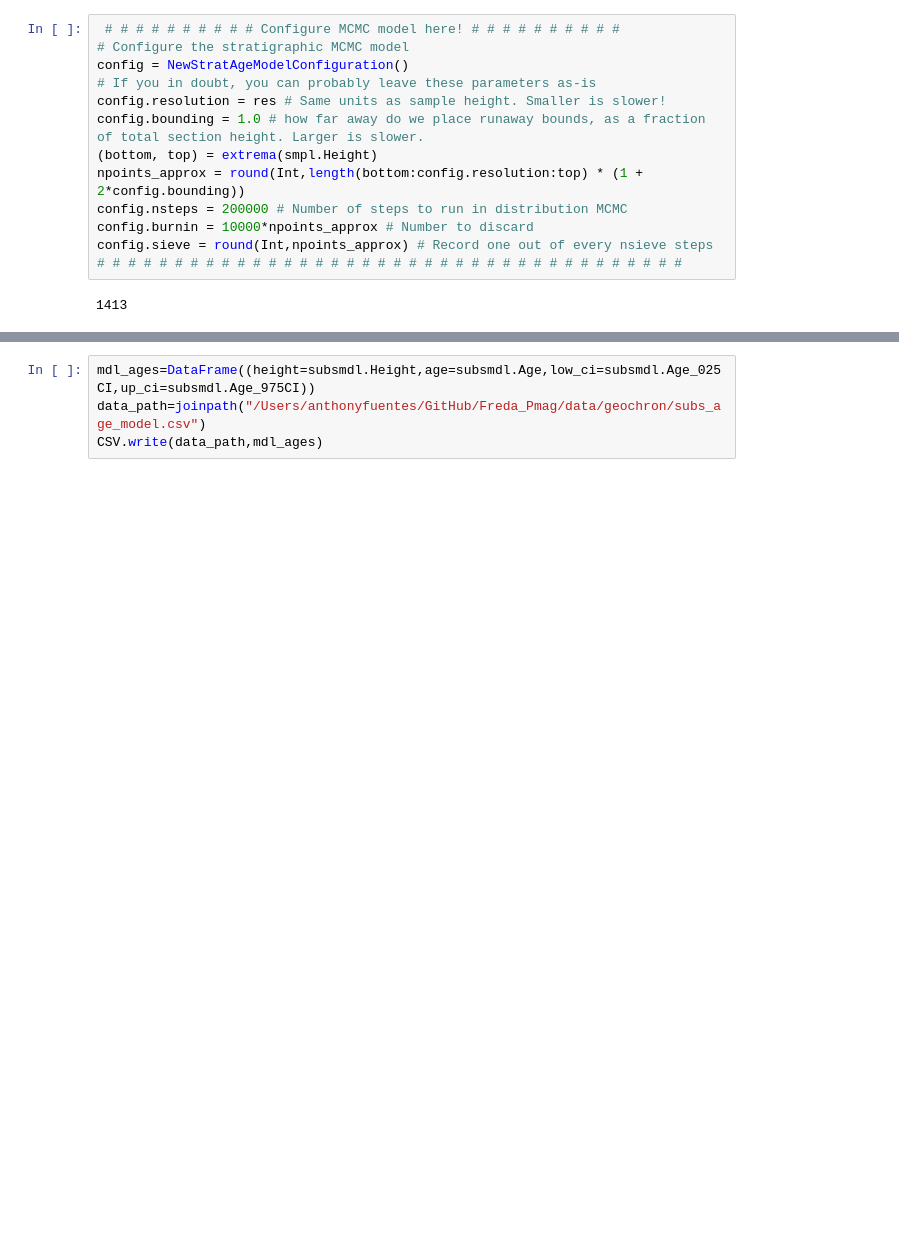
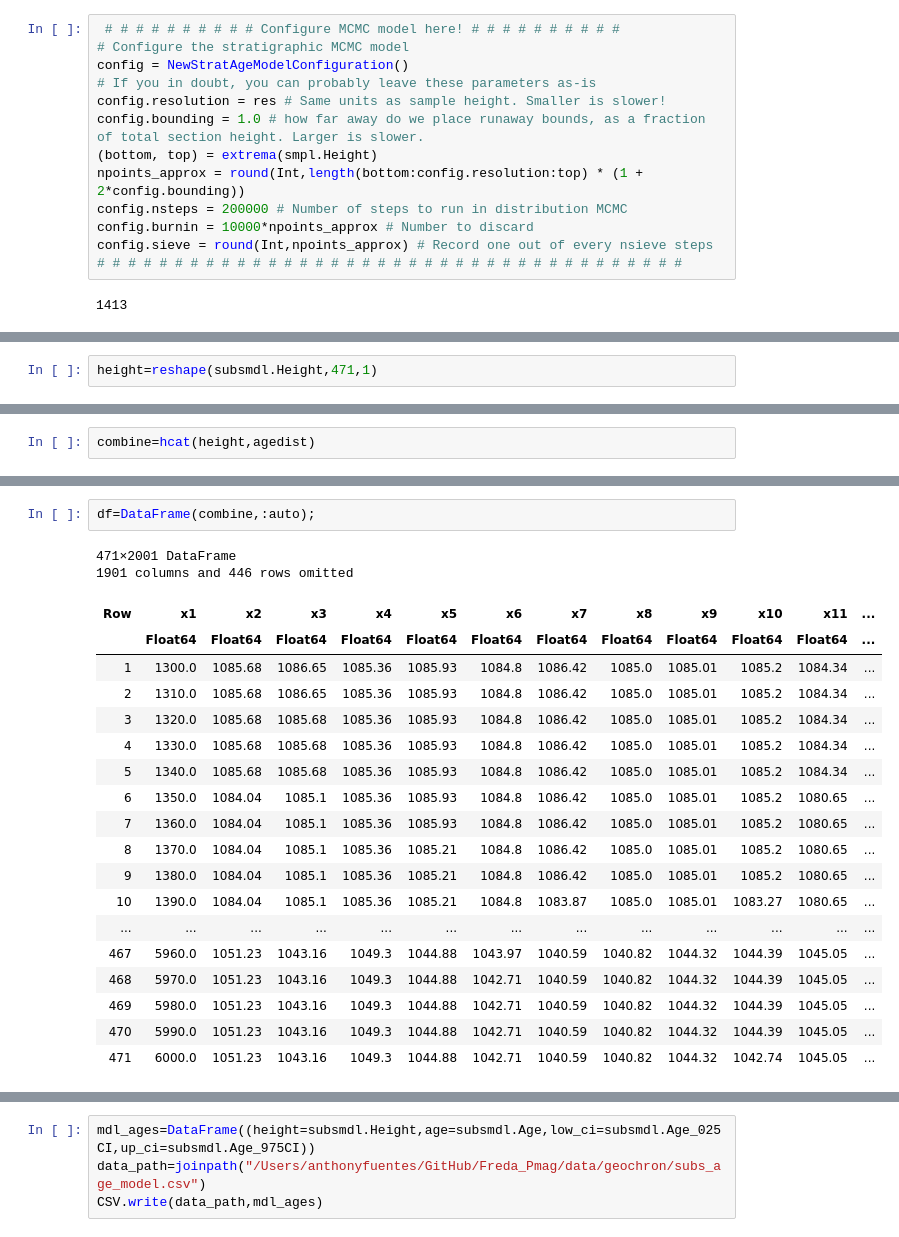
Before and after one commit to Swanson-Hysell-Group/Upper_Freda_Pole, a Jupyter notebook: code/sub_chron.ipynb, the cells around one changed output, grey strips where cells are left out. Cells and saved outputs as stored; diff of their text form; blank space fills up the shorter version.

```diff
--- a/code/sub_chron.ipynb
+++ b/code/sub_chron.ipynb
@@ -120,0 +151,2 @@ plot!(hdl, xlabel="Age ($(smpl.Age_Unit))", ylabel="Height ($(smpl.Height_Unit))
+# %%
+height=reshape(subsmdl.Height,471,1)
@@ -120,0 +171,2 @@ plot!(hdl, xlabel="Age ($(smpl.Age_Unit))", ylabel="Height ($(smpl.Height_Unit))
+# %%
+combine=hcat(height,agedist)
@@ -120,0 +191,23 @@ plot!(hdl, xlabel="Age ($(smpl.Age_Unit))", ylabel="Height ($(smpl.Height_Unit))
+# %%
+df=DataFrame(combine,:auto);
+# %% [output]
+471×2001 DataFrame
+1901 columns and 446 rows omitted
+| Row | x1 | x2 | x3 | x4 | x5 | x6 | x7 | x8 | x9 | x10 | x11 | ... |
+|  | Float64 | Float64 | Float64 | Float64 | Float64 | Float64 | Float64 | Float64 | Float64 | Float64 | Float64 | ... |
+| 1 | 1300.0 | 1085.68 | 1086.65 | 1085.36 | 1085.93 | 1084.8 | 1086.42 | 1085.0 | 1085.01 | 1085.2 | 1084.34 | ... |
+| 2 | 1310.0 | 1085.68 | 1086.65 | 1085.36 | 1085.93 | 1084.8 | 1086.42 | 1085.0 | 1085.01 | 1085.2 | 1084.34 | ... |
+| 3 | 1320.0 | 1085.68 | 1085.68 | 1085.36 | 1085.93 | 1084.8 | 1086.42 | 1085.0 | 1085.01 | 1085.2 | 1084.34 | ... |
+| 4 | 1330.0 | 1085.68 | 1085.68 | 1085.36 | 1085.93 | 1084.8 | 1086.42 | 1085.0 | 1085.01 | 1085.2 | 1084.34 | ... |
+| 5 | 1340.0 | 1085.68 | 1085.68 | 1085.36 | 1085.93 | 1084.8 | 1086.42 | 1085.0 | 1085.01 | 1085.2 | 1084.34 | ... |
+| 6 | 1350.0 | 1084.04 | 1085.1 | 1085.36 | 1085.93 | 1084.8 | 1086.42 | 1085.0 | 1085.01 | 1085.2 | 1080.65 | ... |
+| 7 | 1360.0 | 1084.04 | 1085.1 | 1085.36 | 1085.93 | 1084.8 | 1086.42 | 1085.0 | 1085.01 | 1085.2 | 1080.65 | ... |
+| 8 | 1370.0 | 1084.04 | 1085.1 | 1085.36 | 1085.21 | 1084.8 | 1086.42 | 1085.0 | 1085.01 | 1085.2 | 1080.65 | ... |
+| 9 | 1380.0 | 1084.04 | 1085.1 | 1085.36 | 1085.21 | 1084.8 | 1086.42 | 1085.0 | 1085.01 | 1085.2 | 1080.65 | ... |
+| 10 | 1390.0 | 1084.04 | 1085.1 | 1085.36 | 1085.21 | 1084.8 | 1083.87 | 1085.0 | 1085.01 | 1083.27 | 1080.65 | ... |
+| ... | ... | ... | ... | ... | ... | ... | ... | ... | ... | ... | ... | ... |
+| 467 | 5960.0 | 1051.23 | 1043.16 | 1049.3 | 1044.88 | 1043.97 | 1040.59 | 1040.82 | 1044.32 | 1044.39 | 1045.05 | ... |
+| 468 | 5970.0 | 1051.23 | 1043.16 | 1049.3 | 1044.88 | 1042.71 | 1040.59 | 1040.82 | 1044.32 | 1044.39 | 1045.05 | ... |
+| 469 | 5980.0 | 1051.23 | 1043.16 | 1049.3 | 1044.88 | 1042.71 | 1040.59 | 1040.82 | 1044.32 | 1044.39 | 1045.05 | ... |
+| 470 | 5990.0 | 1051.23 | 1043.16 | 1049.3 | 1044.88 | 1042.71 | 1040.59 | 1040.82 | 1044.32 | 1044.39 | 1045.05 | ... |
+| 471 | 6000.0 | 1051.23 | 1043.16 | 1049.3 | 1044.88 | 1042.71 | 1040.59 | 1040.82 | 1044.32 | 1042.74 | 1045.05 | ... |
```
Also changed, not shown: parts of 11 cells of this notebook, 9 other files.
